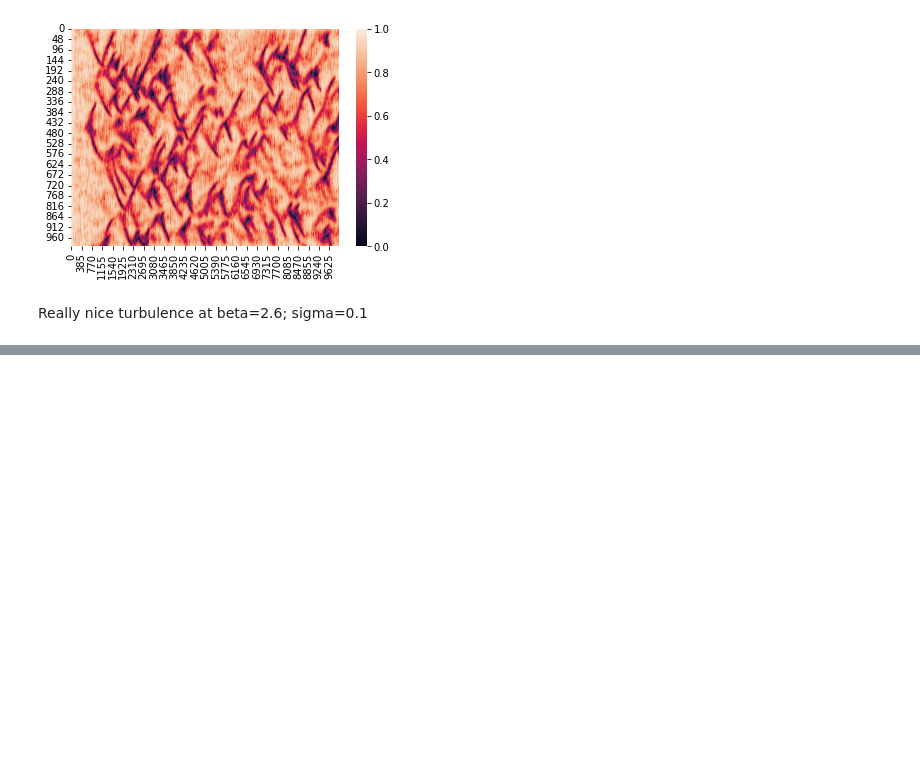
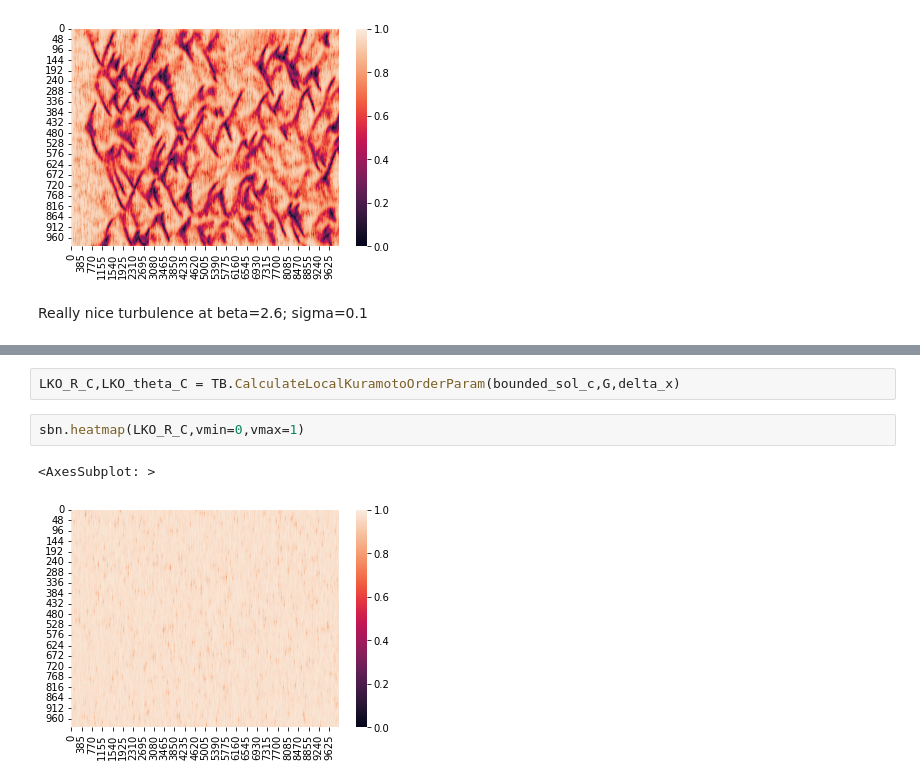
Before and after one commit to rnartallo/turbulencecontrol, a Jupyter notebook: TurbulenceControl.ipynb, the cells around one changed output, grey strips where cells are left out. Cells and saved outputs as stored; diff of their text form; blank space fills up the shorter version.

```diff
--- a/TurbulenceControl.ipynb
+++ b/TurbulenceControl.ipynb
@@ -62,0 +89,7 @@ Really nice turbulence at beta=2.6; sigma=0.1
+# %%
+LKO_R_C,LKO_theta_C = TB.CalculateLocalKuramotoOrderParam(bounded_sol_c,G,delta_x)
+# %%
+sbn.heatmap(LKO_R_C,vmin=0,vmax=1)
+# %% [output]
+<AxesSubplot: >
+[figure, added]
```
Also changed, not shown: parts of 10 cells of this notebook, 2 other files.
